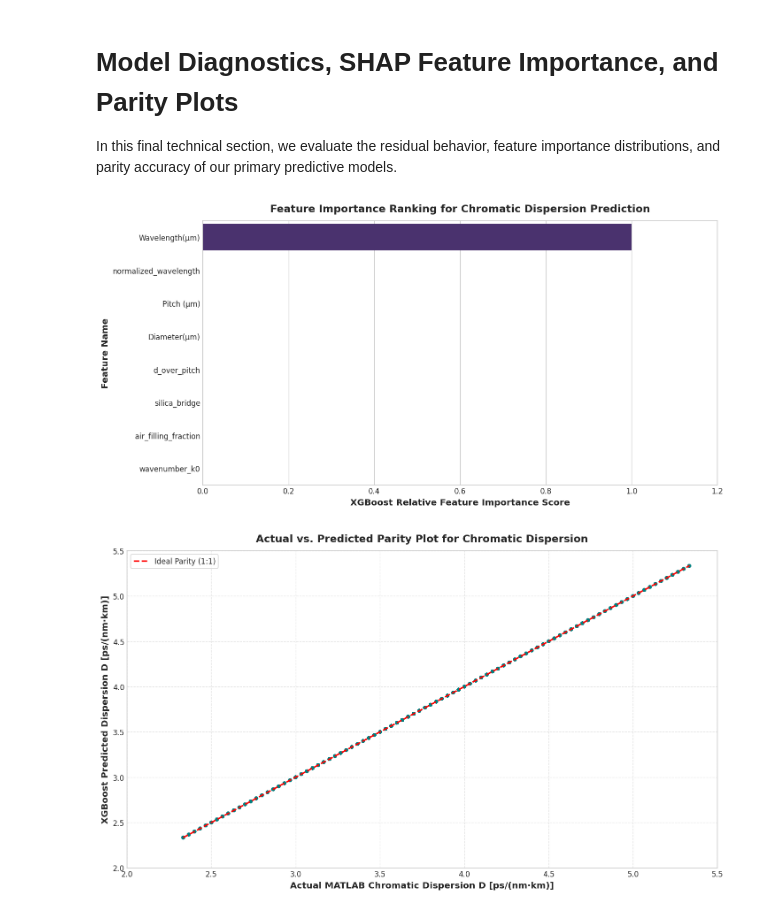
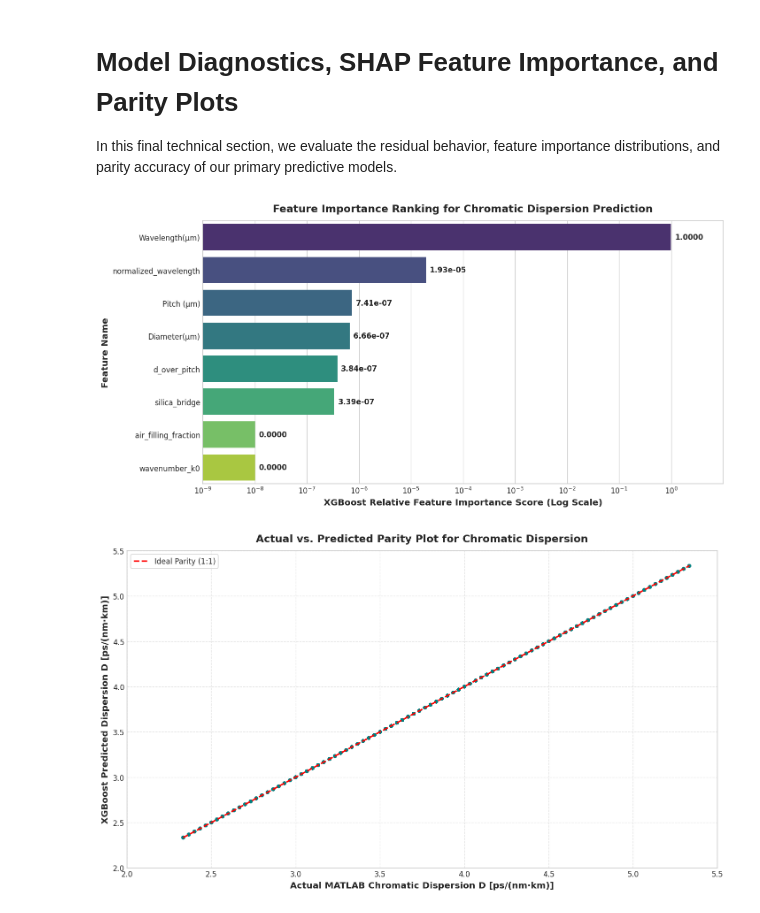
Before and after one commit to Avik-Das-567/Kaggle-Notebooks-Avik, a Jupyter notebook: photonic-crystal-fiber-characterization.ipynb, the cells around one changed output. Drawn from its saved outputs; the diff is of its cells as text; code cells hidden in the pictures.

```diff
--- a/photonic-crystal-fiber-characterization.ipynb
+++ b/photonic-crystal-fiber-characterization.ipynb
@@ -956,20 +956,48 @@ In this final technical section, we evaluate the residual behavior, feature impo
 # %%
 # Plot 11: Feature Importance Analysis using XGBoost
 plt.figure(figsize=(12, 6))
 
 importances = xgb_disp.feature_importances_
 indices = np.argsort(importances)[::-1]
 sorted_features = [features[i] for i in indices]
+sorted_importances = importances[indices]
 
-sns.barplot(x=importances[indices], y=sorted_features, palette='viridis')
+# Floor zero values to 1e-8 for display on a logarithmic axis
+importances_display = np.where(sorted_importances > 0, sorted_importances, 1e-8)
 
-plt.xlabel('XGBoost Relative Feature Importance Score', fontsize=12, fontweight='bold')
+# Generate barplot
+ax = sns.barplot(x=importances_display, y=sorted_features, palette='viridis')
+
+# Set logarithmic scale
+plt.xscale('log')
+
+# Annotate each bar with exact values
+for i, (orig_val, display_val) in enumerate(zip(sorted_importances, importances_display)):
+    p = ax.patches[i]
+    if orig_val == 0:
+        label = "0.0000"
+    elif orig_val < 1e-2:
+        label = f"{orig_val:.2e}"
+    else:
+        label = f"{orig_val:.4f}"
+
+    ax.annotate(label,
+                (display_val, p.get_y() + p.get_height() / 2.),
+                ha='left', va='center',
+                xytext=(5, 0), textcoords='offset points',
+                fontsize=10, fontweight='bold')
+
+plt.xlabel('XGBoost Relative Feature Importance Score (Log Scale)', fontsize=12, fontweight='bold')
 plt.ylabel('Feature Name', fontsize=12, fontweight='bold')
 plt.title('Feature Importance Ranking for Chromatic Dispersion Prediction', fontsize=14, fontweight='bold', pad=12)
+
+# Set x-limits cleanly to accommodate the floor value and maximum annotations
+plt.xlim(left=1e-9, right=max(importances_display) * 10)
+
 plt.tight_layout()
 plt.show()
 # %% [output]
-[figure, old version]
+[figure, new version]
 # %%
 # Plot 12: Actual vs. Predicted Parity Plot for Chromatic Dispersion
 y_true_disp = df_pcf['Dispersion (MATLAB)'].values
```
Also changed, not shown: parts of 2 cells of this notebook.
